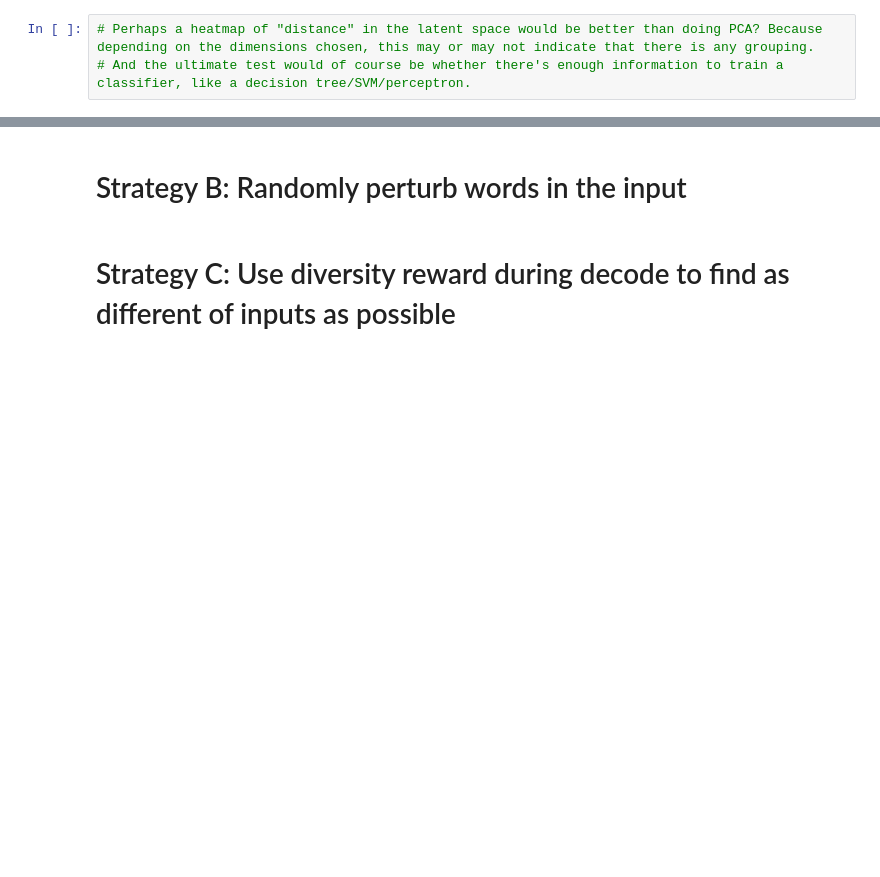
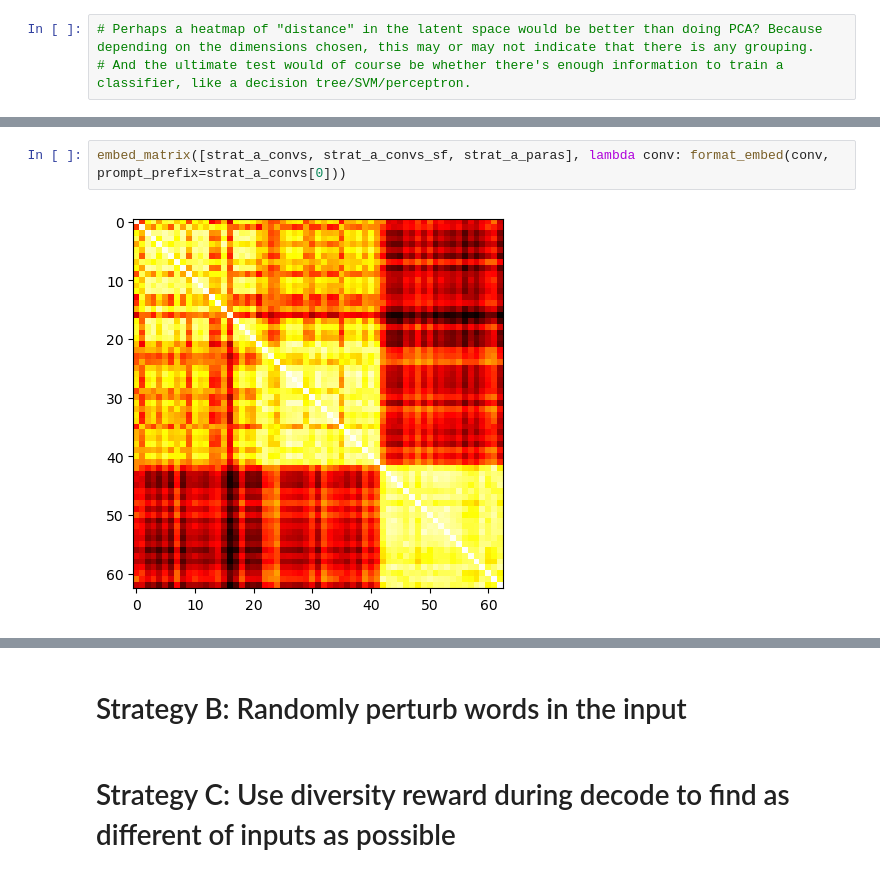
Before and after one commit to AaronJohnston/divergent-beams, a Jupyter notebook: exploration/fuzz-testing.ipynb, the cells around one changed output, grey strips where cells are left out. Cells and saved outputs as stored; diff of their text form; blank space fills up the shorter version.

```diff
--- a/exploration/fuzz-testing.ipynb
+++ b/exploration/fuzz-testing.ipynb
@@ -769,0 +826,4 @@ show_format_embeds([strat_a_convs, strat_a_convs_sf, strat_a_paras], lambda conv
+# %%
+embed_matrix([strat_a_convs, strat_a_convs_sf, strat_a_paras], lambda conv: format_embed(conv, prompt_prefix=strat_a_convs[0]))
+# %% [output]
+[figure, added]
```
Also changed, not shown: parts of 6 cells of this notebook.
